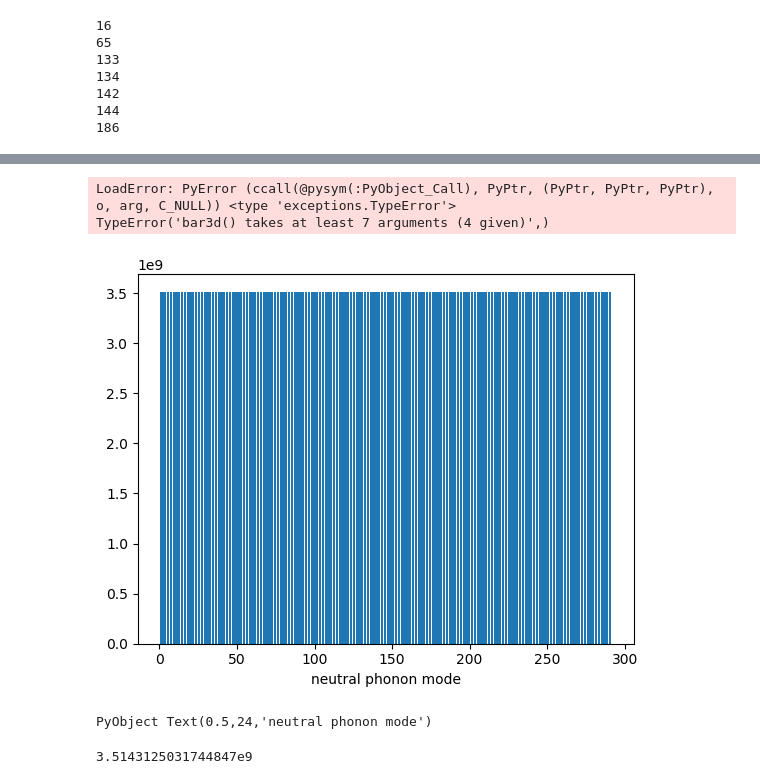
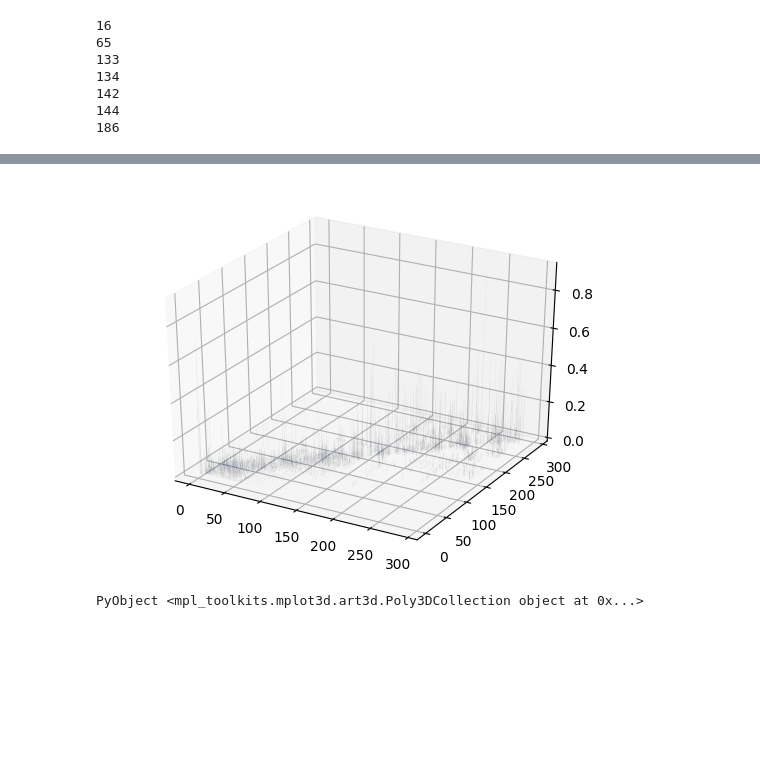
Before and after one commit to lucydot/Julia-Phonons, a Jupyter notebook: Notebook.ipynb, the cells around one changed output, grey strips where cells are left out. Drawn from its saved outputs; the diff is of its cells as text; code cells hidden in the pictures; blank space fills up the shorter version.

```diff
--- a/Notebook.ipynb
+++ b/Notebook.ipynb
@@ -134,20 +160,25 @@ indmax(distribution_function[:,i])
 24
-# %%
-PyPlot.bar3D(1:3*poscar_negative.natoms,1:3*poscar_neutral.natoms,[0]*3*poscar_neutral.natoms,[0.01]*3*poscar_neutral.natomsdistribution_function,)
-# %% [output]
-LoadError: PyError (ccall(@pysym(:PyObject_Call), PyPtr, (PyPtr, PyPtr, PyPtr), o, arg, C_NULL)) <type 'exceptions.TypeError'>
-TypeError('bar3d() takes at least 7 arguments (4 given)',)
-# %%
-g = []
-for i in poscar_neutral.natoms
-    push!(g,maximum(1 ./ distribution_function[:,i]))
-    end
-PyPlot.bar(1:3*poscar_neutral.natoms,g)
-PyPlot.xlabel("neutral phonon mode")
-# %% [output]
-[figure, removed]
-PyObject Text(0.5,24,'neutral phonon mode')
-# %%
-maximum(1 ./ distribution_function[:,i])
-# %% [output]
-3.5143125031744847e9
+# %%
+# Plot in 3D
+# not much documentation, this prob most useful: https://matplotlib.org/gallery/mplot3d/3d_bars.html
+# Note that arrays should not be Any type as Python does not like
+
+A=zeros(3*poscar_neutral.natoms,3*poscar_neutral.natoms)
+B=zeros(3*poscar_neutral.natoms,3*poscar_neutral.natoms)
+for i in 1:3*poscar_neutral.natoms
+A[i,:] = i
+B[:,i] = i
+end
+
+y=collect(Iterators.flatten(A))
+x=collect(Iterators.flatten(B))
+bottom=fill(0,3*poscar_neutral.natoms*3*poscar_neutral.natoms)
+width=0.01
+depth=0.01
+top=convert(Array{Float64,1}, collect(Iterators.flatten(distribution_function)))
+
+
+PyPlot.bar3D(x,y,bottom,width,depth,top)
+# %% [output]
+[figure, added]
+PyObject <mpl_toolkits.mplot3d.art3d.Poly3DCollection object at 0x...>
```
Also changed, not shown: parts of 19 cells of this notebook, 2 other files.
